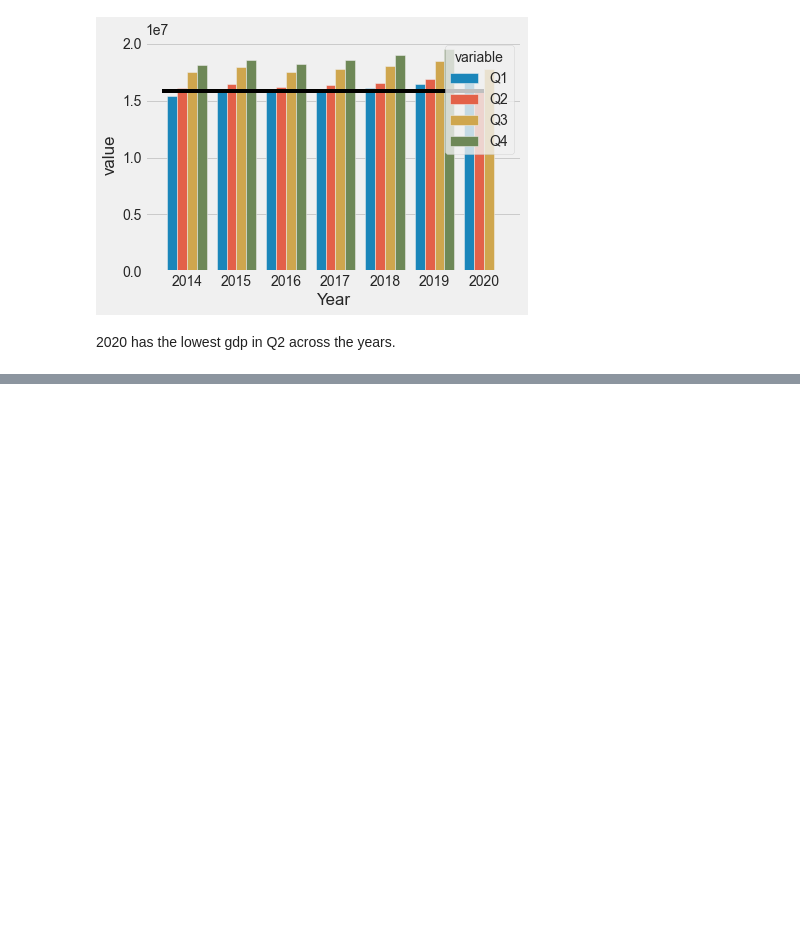
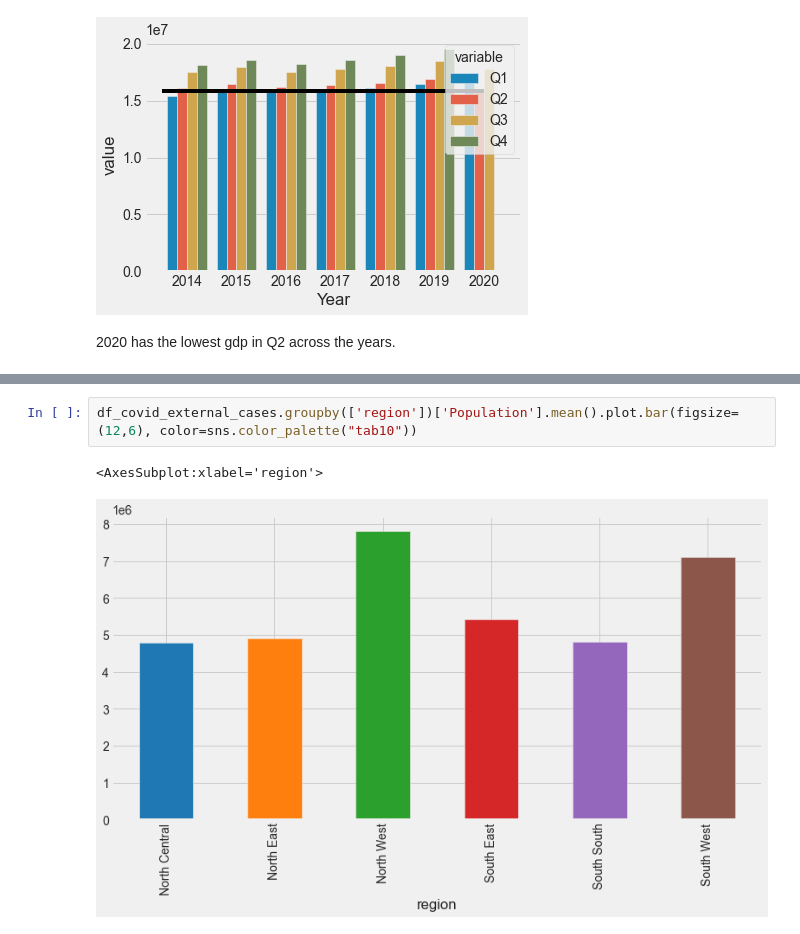
Before and after one commit to Obasteve/covid19dataanalysis, a Jupyter notebook: COVID19DATAANALYSIS.ipynb, the cells around one changed output, grey strips where cells are left out. Saved outputs shown, nothing was run; the diff lists cells and outputs as text; blank space fills up the shorter version.

```diff
--- a/COVID19DATAANALYSIS.ipynb
+++ b/COVID19DATAANALYSIS.ipynb
@@ -759,0 +821,5 @@ ax.hlines( y=Q2, xmin= 6, xmax=-0.5, colors='black')
+# %%
+df_covid_external_cases.groupby(['region'])['Population'].mean().plot.bar(figsize=(12,6), color=sns.color_palette("tab10"))
+# %% [output]
+<AxesSubplot:xlabel='region'>
+[figure, added]
```
Also changed, not shown: parts of 16 cells of this notebook, 1 other file.
